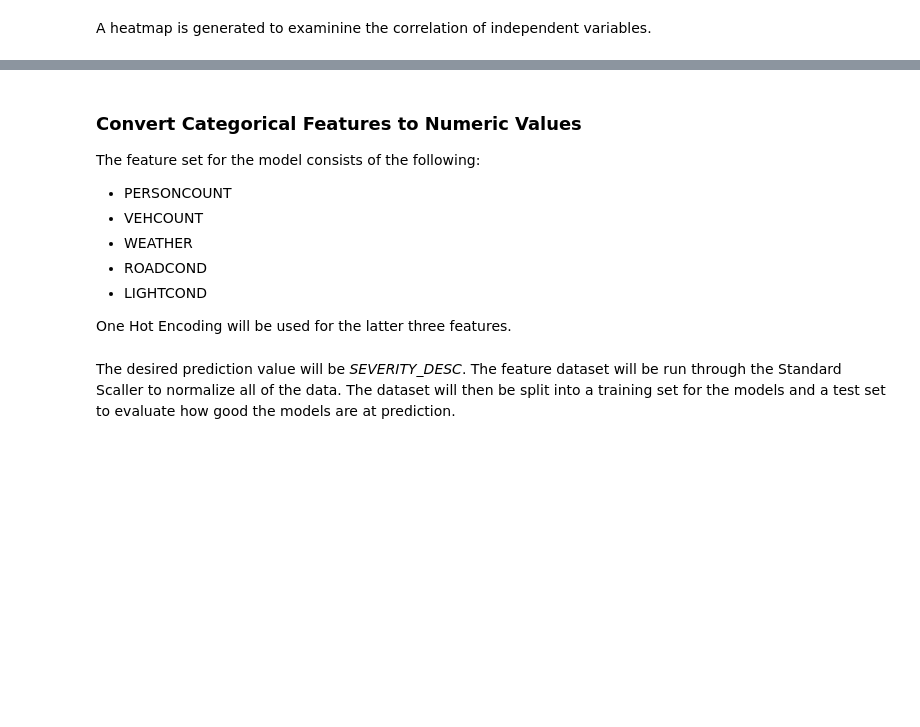
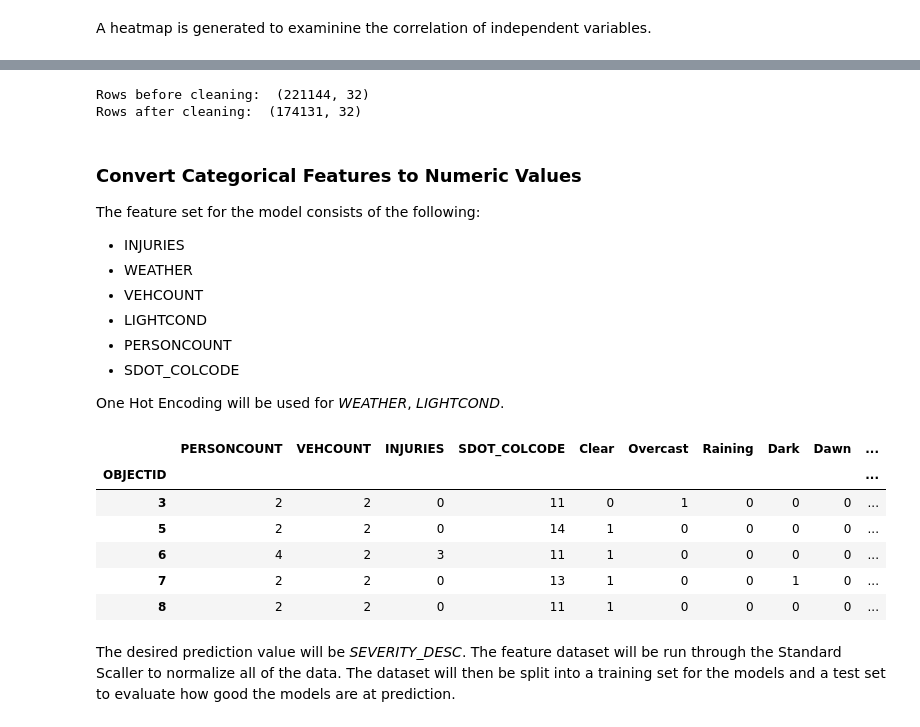
Before and after one commit to dcavanau/Coursera_Capstone, a Jupyter notebook: AutoAccidentPrediction.ipynb, the cells around one changed output, grey strips where cells are left out. Saved outputs shown, nothing was run; the diff lists cells and outputs as text; code cells hidden in the pictures; blank space fills up the shorter version.

```diff
--- a/AutoAccidentPrediction.ipynb
+++ b/AutoAccidentPrediction.ipynb
@@ -236,28 +283,37 @@ df = df[~df['WEATHER'].isin(['Unknown'])]
 df = df[~df['WEATHER'].isin(['Other'])]
 df = df[~df['LIGHTCOND'].isin(['Unknown'])]
 df = df[~df['LIGHTCOND'].isin(['Other'])]
-df = df[~df['ROADCOND'].isin(['Unknown'])]
-df = df[~df['ROADCOND'].isin(['Other'])]
 df = df[~df['SEVERITYDESC'].isin(['Unknown'])]
 print ("Rows after cleaning: ", df.shape)
+# %% [output]
+Rows before cleaning:  (221144, 32)
+Rows after cleaning:  (174131, 32)
 # %% [markdown]
 ### Convert Categorical Features to Numeric Values
 
 The feature set for the model consists of the following:
+* INJURIES
+* WEATHER
+* VEHCOUNT
+* LIGHTCOND
 * PERSONCOUNT
-* VEHCOUNT
-* WEATHER
-* ROADCOND
-* LIGHTCOND
+* SDOT_COLCODE
 
-One Hot Encoding will be used for the latter three features.
+One Hot Encoding will be used for _WEATHER_, _LIGHTCOND_.
 # %%
-Feature = df[['PERSONCOUNT','VEHCOUNT']]
+Feature = df[['PERSONCOUNT','VEHCOUNT', 'INJURIES', 'SDOT_COLCODE']]
 # do One Hot Encoding
 Feature = pd.concat([Feature,pd.get_dummies(df['WEATHER'])], axis=1)
-Feature = pd.concat([Feature,pd.get_dummies(df['ROADCOND'])], axis=1)
 Feature = pd.concat([Feature,pd.get_dummies(df['LIGHTCOND'])], axis=1)
 Feature.head()
+# %% [output]
+|  | PERSONCOUNT | VEHCOUNT | INJURIES | SDOT_COLCODE | Clear | Overcast | Raining | Dark | Dawn | ... |
+| OBJECTID |  |  |  |  |  |  |  |  |  | ... |
+| 3 | 2 | 2 | 0 | 11 | 0 | 1 | 0 | 0 | 0 | ... |
+| 5 | 2 | 2 | 0 | 14 | 1 | 0 | 0 | 0 | 0 | ... |
+| 6 | 4 | 2 | 3 | 11 | 1 | 0 | 0 | 0 | 0 | ... |
+| 7 | 2 | 2 | 0 | 13 | 1 | 0 | 0 | 1 | 0 | ... |
+| 8 | 2 | 2 | 0 | 11 | 1 | 0 | 0 | 0 | 0 | ... |
 # %% [markdown]
 The desired prediction value will be _SEVERITY_DESC_. The feature dataset will be run through the Standard Scaller to normalize all of the data. The dataset will then be split into a training set for the models and a test set to evaluate how good the models are at prediction.
 # %%
```
Also changed, not shown: parts of 22 cells of this notebook.
